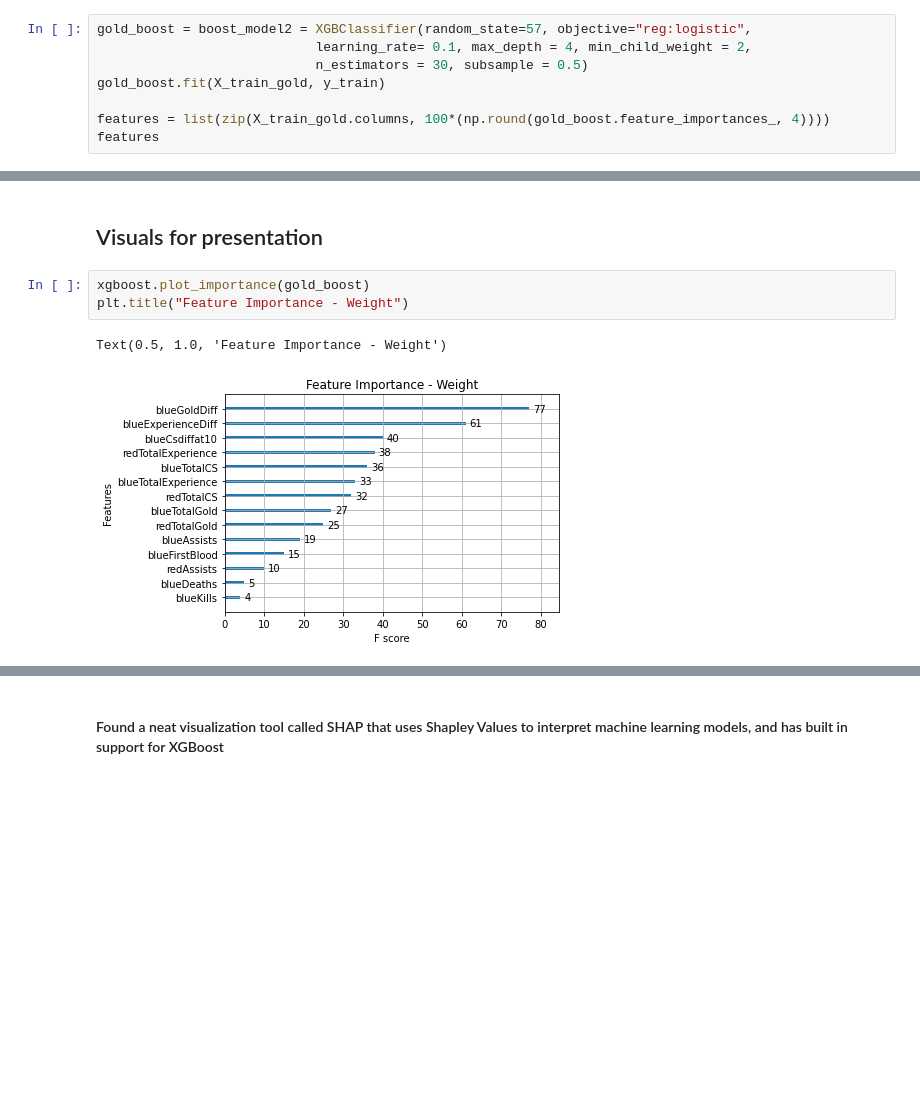
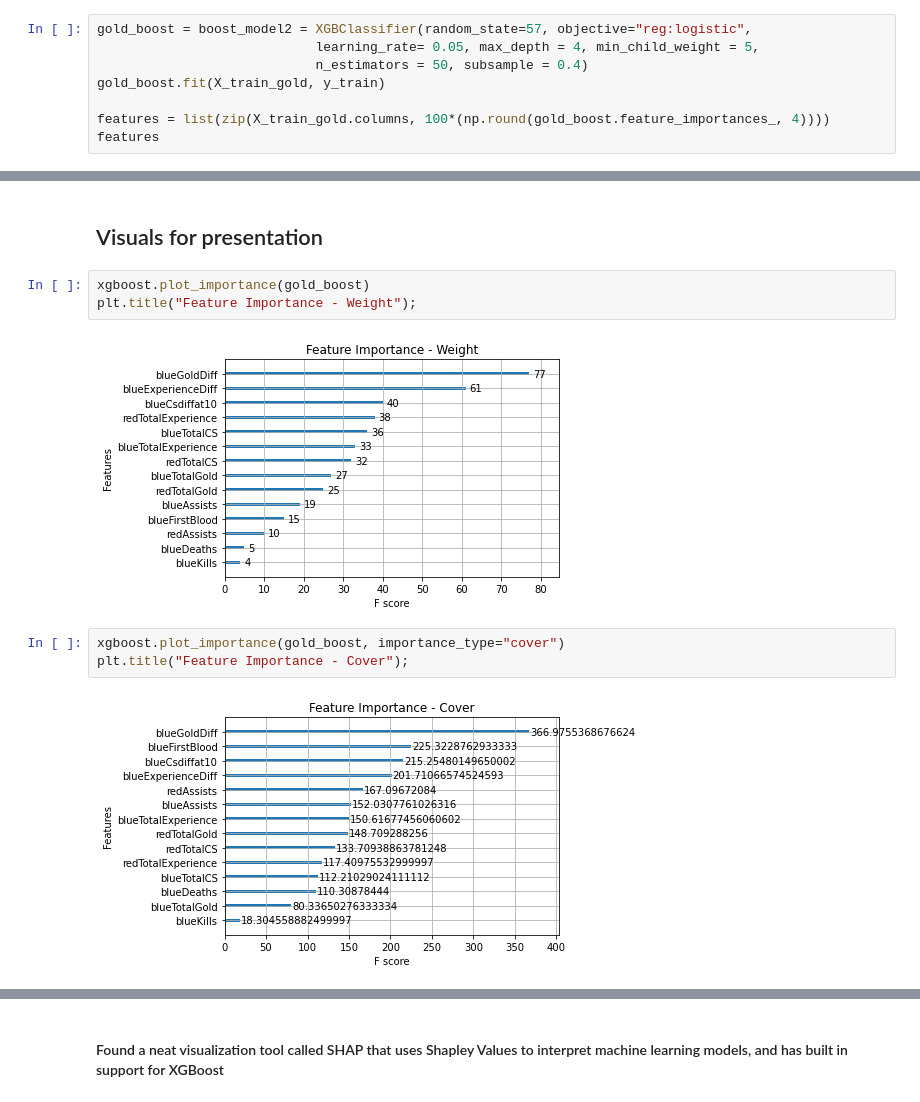
Before and after one commit to jnhoogstra/League_Predict, a Jupyter notebook: Notebooks/Individual/jake/pro_modeling.ipynb, the cells around one changed output, grey strips where cells are left out. Drawn from its saved outputs; the diff is of its cells as text; blank space fills up the shorter version.

```diff
--- a/Notebooks/Individual/jake/pro_modeling.ipynb
+++ b/Notebooks/Individual/jake/pro_modeling.ipynb
@@ -232,8 +235,8 @@ Precision:  0.6925764192139738
 ROC_AUC:    0.6966524147313187
 # %%
 gold_boost = boost_model2 = XGBClassifier(random_state=57, objective="reg:logistic",
-                            learning_rate= 0.1, max_depth = 4, min_child_weight = 2,
-                            n_estimators = 30, subsample = 0.5)
+                            learning_rate= 0.05, max_depth = 4, min_child_weight = 5,
+                            n_estimators = 50, subsample = 0.4)
 gold_boost.fit(X_train_gold, y_train)
 
 features = list(zip(X_train_gold.columns, 100*(np.round(gold_boost.feature_importances_, 4))))
@@ -300,7 +307,11 @@ IPython.display.Audio(sound_file, autoplay=True, rate=1000)
 ## Visuals for presentation
 # %%
 xgboost.plot_importance(gold_boost)
-plt.title("Feature Importance - Weight")
+plt.title("Feature Importance - Weight");
 # %% [output]
-Text(0.5, 1.0, 'Feature Importance - Weight')
 [figure]
+# %%
+xgboost.plot_importance(gold_boost, importance_type="cover")
+plt.title("Feature Importance - Cover");
+# %% [output]
+[figure, added]
```
Also changed, not shown: parts of 6 cells of this notebook.
